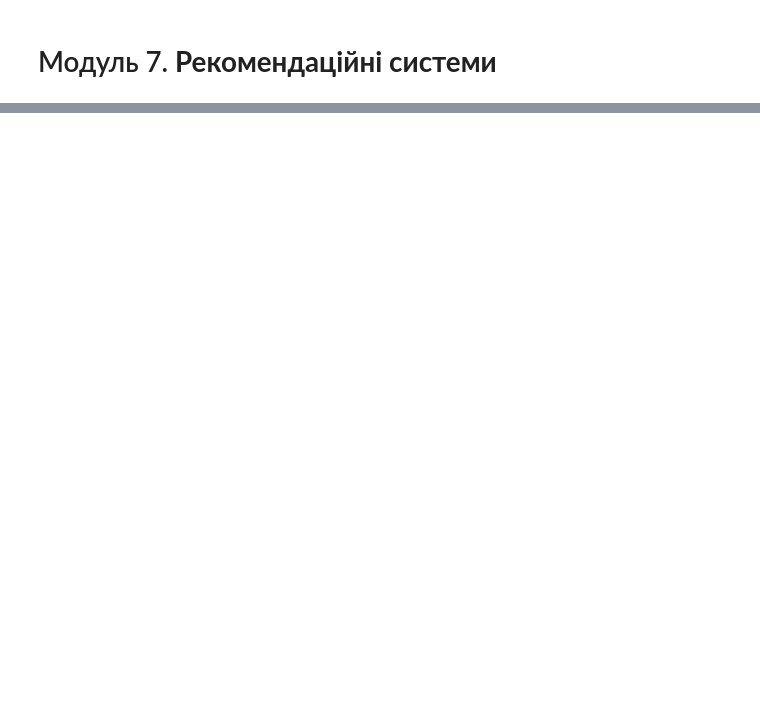
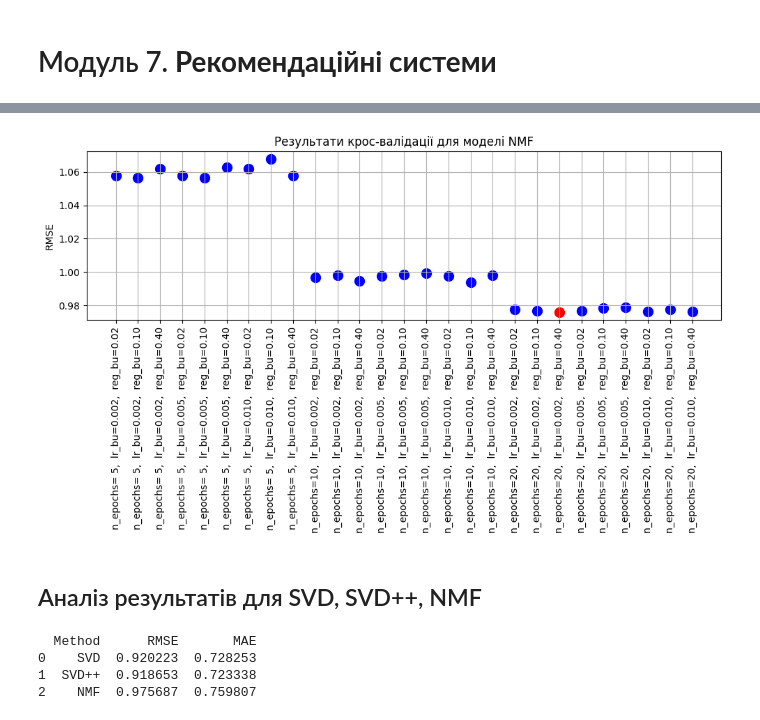
Before and after one commit to KyryloChalov/DS, a Jupyter notebook: HW_07/hw7.ipynb, the cells around one changed output, grey strips where cells are left out. Drawn from its saved outputs; the diff is of its cells as text; code cells hidden in the pictures; blank space fills up the shorter version.

```diff
--- a/HW_07/hw7.ipynb
+++ b/HW_07/hw7.ipynb
@@ -60,0 +186,3 @@ memory usage: 4.8 KB
+# %%
+print("Cross-validating NMF...")
+nmf_grid_search, nmf_best_score_rmse = grid_search_model(NMF, params=params_nmf)
@@ -60,0 +197,31 @@ memory usage: 4.8 KB
+# %%
+plt_rmse_diagram(
+    nmf_grid_search.cv_results, params_nmf, "nmf", best_score_rmse=nmf_best_score_rmse
+)
+# %% [output]
+[figure, added]
+# %% [markdown]
+## Аналіз результатів для SVD, SVD++, NMF
+# %%
+results = {
+    "Method": ["SVD", "SVD++", "NMF"],
+    "RMSE": [
+        svd_grid_search.best_score["rmse"],
+        svdpp_grid_search.best_score["rmse"],
+        nmf_grid_search.best_score["rmse"],
+    ],
+    "MAE": [
+        svd_grid_search.best_score["mae"],
+        svdpp_grid_search.best_score["mae"],
+        nmf_grid_search.best_score["mae"],
+    ],
+}
+
+df_results = pd.DataFrame(results)
+
+print(df_results)
+# %% [output]
+  Method      RMSE       MAE
+0    SVD  0.920223  0.728253
+1  SVD++  0.918653  0.723338
+2    NMF  0.975687  0.759807
```
Also changed, not shown: parts of 31 cells of this notebook, 2 other files.
